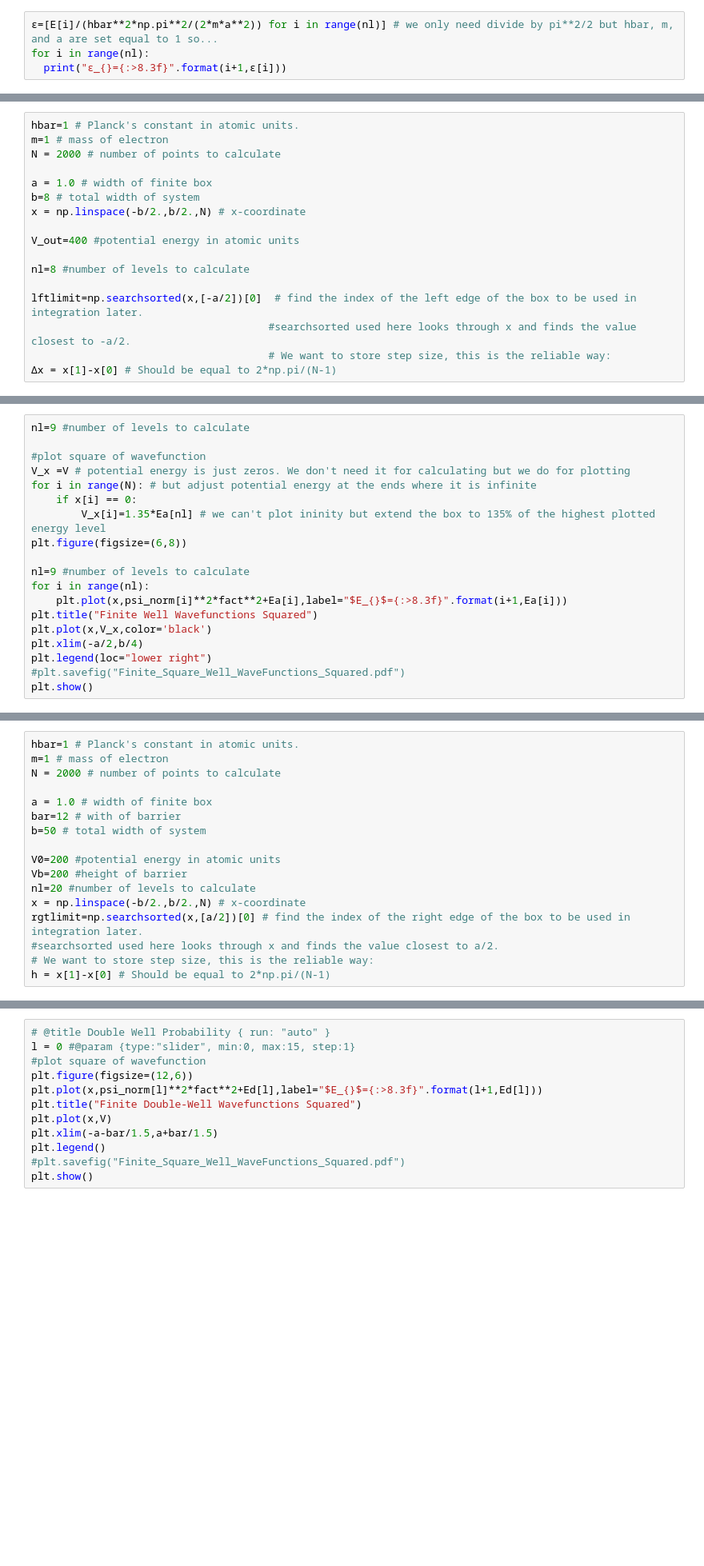
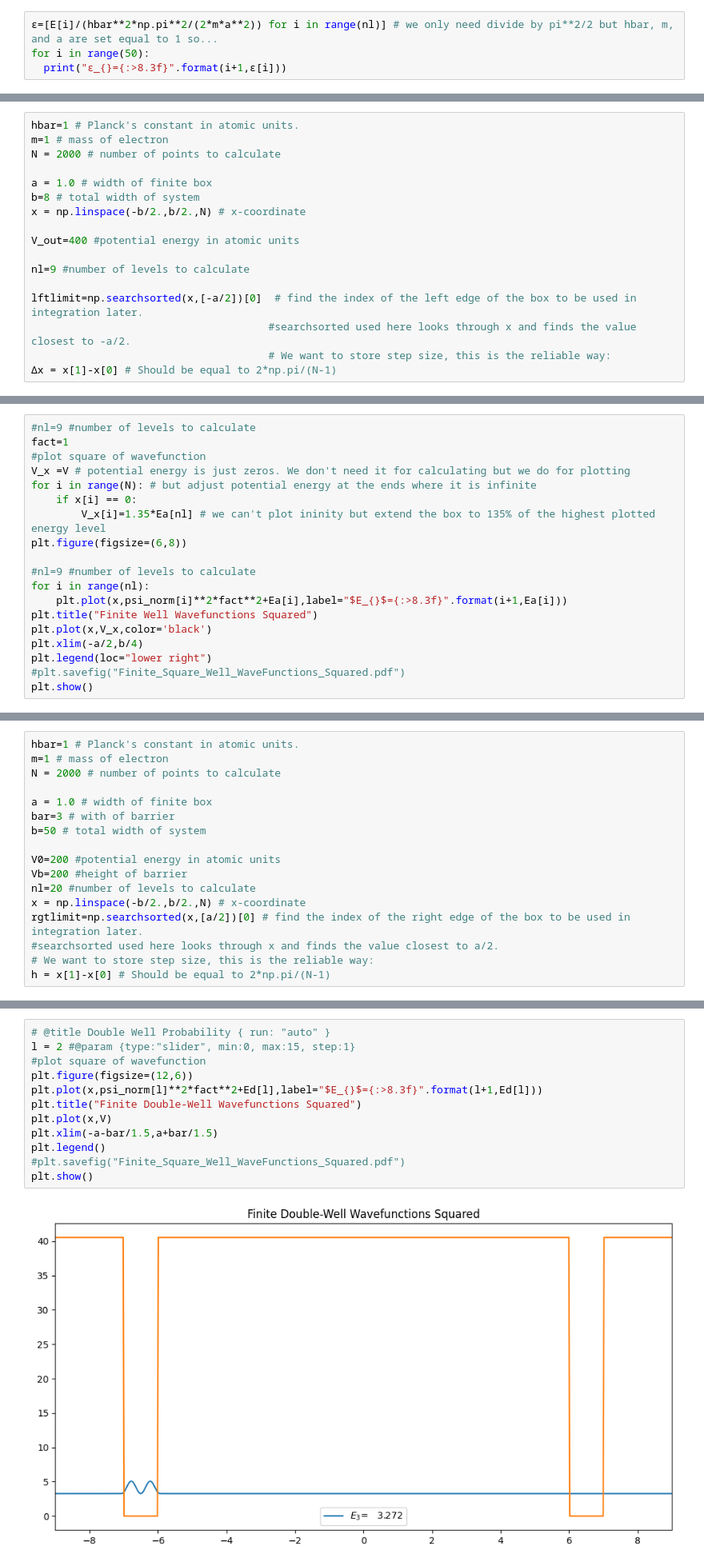
Before and after one commit to davis689/binder, a Jupyter notebook: CHEM461/Numerical_solutions_to_Schrodinger_Equation.ipynb, the cells around one changed output, grey strips where cells are left out. Shown: that part at 80% size. Cells and saved outputs as stored; diff of their text form; blank space fills up the shorter version.

```diff
--- a/CHEM461/Numerical_solutions_to_Schrodinger_Equation.ipynb
+++ b/CHEM461/Numerical_solutions_to_Schrodinger_Equation.ipynb
@@ -197,7 +195,7 @@ for i in range(nl):
 The energy of the lowest level in a particle in a box is $\frac{n^2 \hbar^2 \pi^2}{2 m a^2}$. For convenience we will rescale the energies to be relative to the energy of the first level. So $\epsilon=\frac{E_n}{E_1}=\frac{E_n}{\frac{\hbar^2 \pi^2}{2ma^2}}=\frac{E_n}{\frac{\pi^2}{2}}=\frac{2E_n}{\pi^2}$ and $ϵ=\frac{E_n}{\frac{\hbar^2 \pi^2}{2ma^2}}=\dfrac{\frac{n^2 \hbar^2 \pi^2}{2ma^2}}{\frac{\hbar^2 \pi^2}{2ma^2}}=n^2$. So we can rescale the energy by dividing by $\pi^2/2$ and the resulting value should be the quantum number squared. This makes it easy to see at a glance how close our numerical approximate answer is the analytical answer.
 # %%
 ϵ=[E[i]/(hbar**2*np.pi**2/(2*m*a**2)) for i in range(nl)] # we only need divide by pi**2/2 but hbar, m, and a are set equal to 1 so...
-for i in range(nl):
+for i in range(50):
   print("ϵ_{}={:>8.3f}".format(i+1,ϵ[i]))
 # %% [markdown]
 Our calculation gives almost what we expect. Each energy is essentially $n^2$ as it should be. If you change $N$ above and re-run the cells, you can see what affect using fewer (or more) points will have on runtime and accuracy. Try N=100 and N=5000. Remember that our calculation uses an N by N matrix so N=5000 will have to deal with a 25,000,000 element matrix.
@@ -320,7 +319,7 @@ x = np.linspace(-b/2.,b/2.,N) # x-coordinate
 
 V_out=400 #potential energy in atomic units
 
-nl=8 #number of levels to calculate
+nl=9 #number of levels to calculate
 
 lftlimit=np.searchsorted(x,[-a/2])[0]  # find the index of the left edge of the box to be used in integration later.
                                       #searchsorted used here looks through x and finds the value closest to -a/2.
@@ -443,7 +443,7 @@ V=[V/np.pi**2*2 for V in V] # same for potential energy.
 psi_norm=[psi[i]*norm[i] for i in range(nl)] # normalize
 # %%
-nl=9 #number of levels to calculate
-
+#nl=9 #number of levels to calculate
+fact=1
 #plot square of wavefunction
 V_x =V # potential energy is just zeros. We don't need it for calculating but we do for plotting
 for i in range(N): # but adjust potential energy at the ends where it is infinite
@@ -451,7 +451,7 @@ for i in range(N): # but adjust potential energy at the ends where it is infinit
         V_x[i]=1.35*Ea[nl] # we can't plot ininity but extend the box to 135% of the highest plotted energy level
 plt.figure(figsize=(6,8))
 
-nl=9 #number of levels to calculate
+#nl=9 #number of levels to calculate
 for i in range(nl):
     plt.plot(x,psi_norm[i]**2*fact**2+Ea[i],label="$E_{}$={:>8.3f}".format(i+1,Ea[i]))
 plt.title("Finite Well Wavefunctions Squared")
@@ -478,7 +478,7 @@ m=1 # mass of electron
 N = 2000 # number of points to calculate
 
 a = 1.0 # width of finite box
-bar=12 # with of barrier
+bar=3 # with of barrier
 b=50 # total width of system
 
 V0=200 #potential energy in atomic units
@@ -541,16 +541,18 @@ plt.show()
 Let's look at the probability density for each wavefunction. Move the slider to see each level's energy and wavefunction separately.
 # %%
 # @title Double Well Probability { run: "auto" }
-l = 0 #@param {type:"slider", min:0, max:15, step:1}
+l = 2 #@param {type:"slider", min:0, max:15, step:1}
 #plot square of wavefunction
 plt.figure(figsize=(12,6))
 plt.plot(x,psi_norm[l]**2*fact**2+Ed[l],label="$E_{}$={:>8.3f}".format(l+1,Ed[l]))
 plt.title("Finite Double-Well Wavefunctions Squared")
 plt.plot(x,V)
 plt.xlim(-a-bar/1.5,a+bar/1.5)
 plt.legend()
 #plt.savefig("Finite_Square_Well_WaveFunctions_Squared.pdf")
 plt.show()
+# %% [output]
+[figure, added]
 # %% [markdown]
 What happens when we decrease the width of the barrier?
 # %% [markdown]
```
Also changed, not shown: parts of 4 cells of this notebook.
